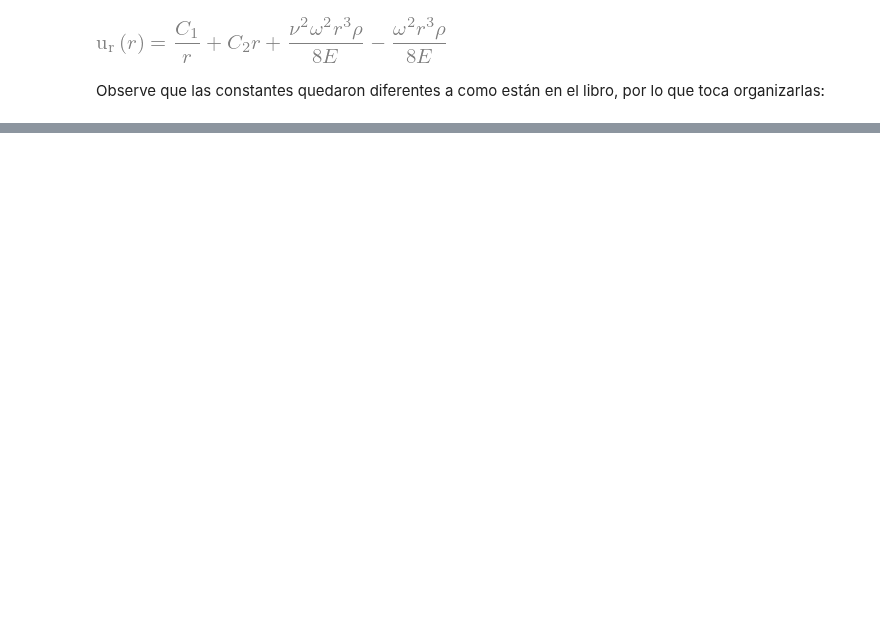
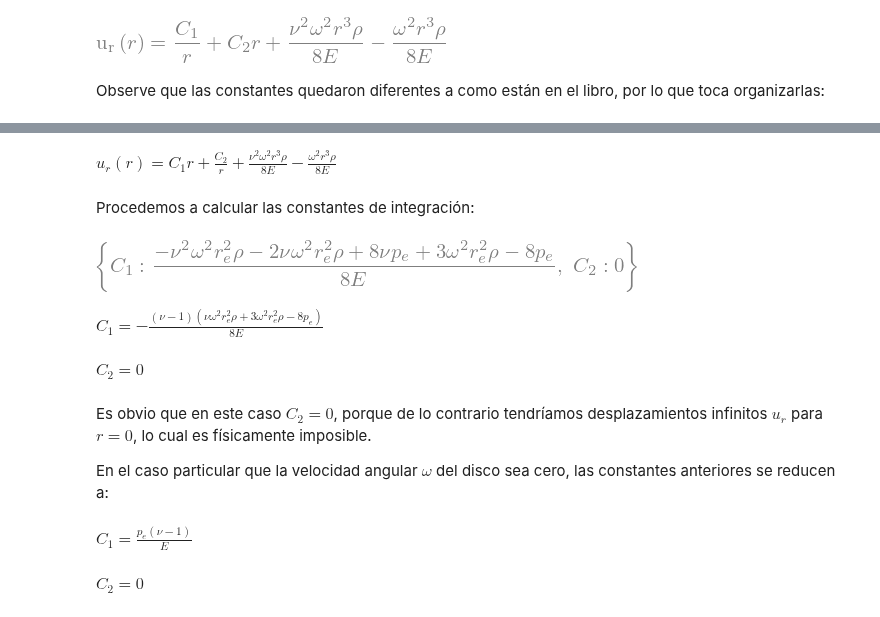
Before and after one commit to diegoandresalvarez/solidos, a Jupyter notebook: archivos/codigo/cap_06/6.13.1_arandelas.ipynb, the cells around one changed output, grey strips where cells are left out. Cells and saved outputs as stored; diff of their text form; code cells hidden in the pictures; blank space fills up the shorter version.

```diff
--- a/archivos/codigo/cap_06/6.13.1_arandelas.ipynb
+++ b/archivos/codigo/cap_06/6.13.1_arandelas.ipynb
@@ -115,0 +180,33 @@ sol[C2].factor()
+# %%
+imprimir(r"u_r(r) = ", ur)
+# %% [output]
+$\displaystyle u_r(r) = C_{1} r + \frac{C_{2}}{r} + \frac{\nu^{2} \omega^{2} r^{3} \rho}{8 E} - \frac{\omega^{2} r^{3} \rho}{8 E}$
+# %% [markdown]
+Procedemos a calcular las constantes de integración:
+# %%
+sol = solve([ Eq(ur.subs(r,0), 0),
+              Eq(sr.subs(r,re), -pe) ], [C1, C2])
+
+sol
+# %% [output]
+[figure, added]
+# %%
+imprimir("C_1 = ", sol[C1].factor())
+# %% [output]
+$\displaystyle C_1 = - \frac{\left(\nu - 1\right) \left(\nu \omega^{2} r_{e}^{2} \rho + 3 \omega^{2} r_{e}^{2} \rho - 8 p_{e}\right)}{8 E}$
+# %%
+imprimir("C_2 = ", sol[C2].factor())
+# %% [output]
+$\displaystyle C_2 = 0$
+# %% [markdown]
+Es obvio que en este caso $C_2 = 0$, porque de lo contrario tendríamos desplazamientos infinitos $u_r$ para $r=0$, lo cual es físicamente imposible.
+
+En el caso particular que la velocidad angular $\omega$ del disco sea cero, las constantes anteriores se reducen a:
+# %%
+imprimir("C_1 = ", sol[C1].subs(omega, 0).factor())
+# %% [output]
+$\displaystyle C_1 = \frac{p_{e} \left(\nu - 1\right)}{E}$
+# %%
+imprimir("C_2 = ", sol[C2].subs(omega, 0).factor())
+# %% [output]
+$\displaystyle C_2 = 0$
```
Also changed, not shown: parts of 43 cells of this notebook, 3 other files.
